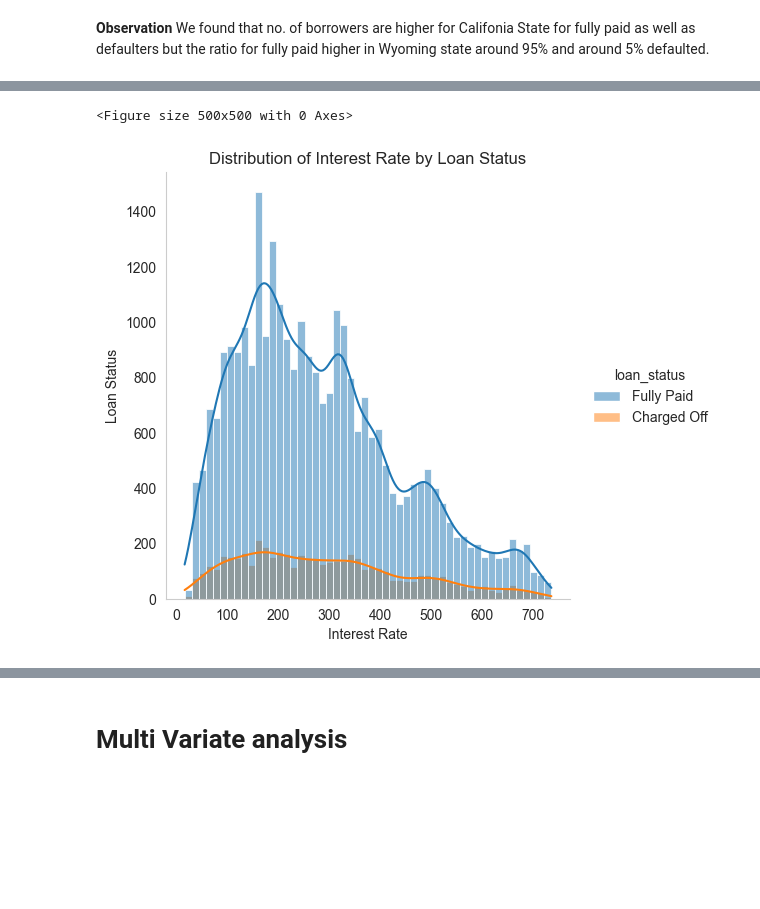
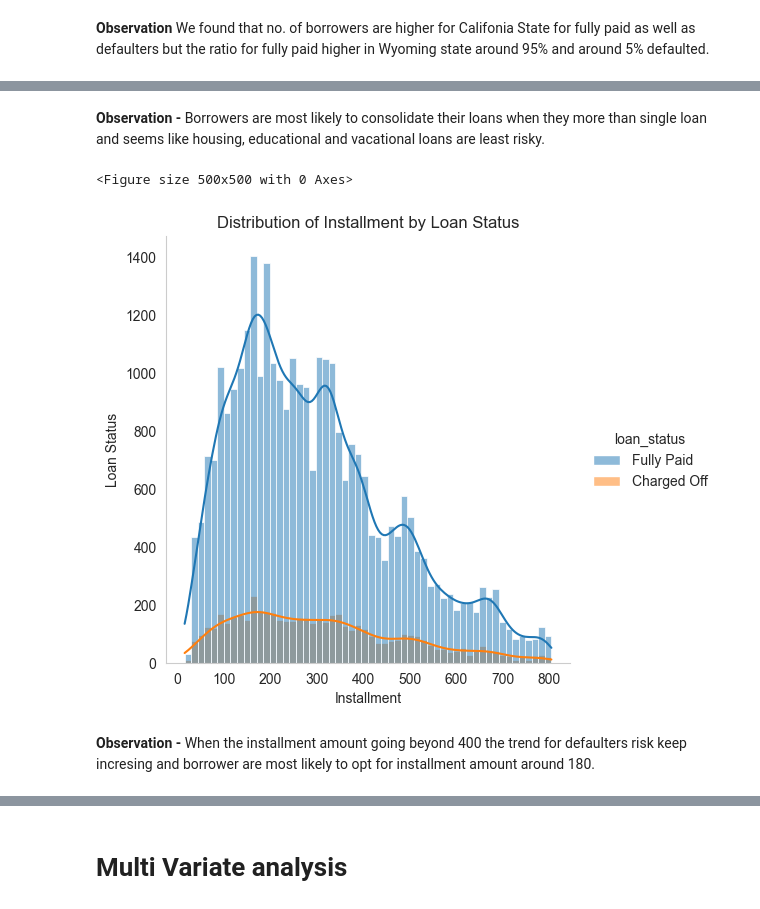
Before and after one commit to VishalVema/lendingclubcasestudy, a Jupyter notebook: lending club.ipynb, the cells around one changed output, grey strips where cells are left out. Saved outputs shown, nothing was run; the diff lists cells and outputs as text; code cells hidden in the pictures; blank space fills up the shorter version.

```diff
--- a/lending club.ipynb
+++ b/lending club.ipynb
@@ -273,6 +275,10 @@ Name: emp_length, Length: 38577, dtype: object
+# %%
+ data_filtered['installment'] = data_filtered['installment'].fillna(data_filtered['installment'].median())
 # %%
 data_filtered = data_filtered.dropna(subset=['revol_util'])
 # %%
 data_filtered['revol_util'].isnull().sum()
 # %% [output]
 0
+# %%
+data_filtered = data_filtered.reset_index(drop=True)
@@ -401,7 +438,7 @@ data_filtered[data_filtered['annual_inc'] <= data_filtered['annual_inc'].quantil
 <Axes: >
 [figure]
 # %%
-data_filtered = data_filtered[data_filtered['annual_inc'] <= data_filtered['annual_inc'].quantile(0.92)]
+# data_filtered = data_filtered[data_filtered['annual_inc'] <= data_filtered['annual_inc'].quantile(0.92)]
 # %%
 data_filtered['loan_amnt'].plot.box()
 # %% [output]
@@ -451,5 +488,5 @@ data_filtered[data_filtered['installment'] <= data_filtered['installment'].quant
 # %%
-data_filtered['installment'] = data_filtered[data_filtered['installment'] <= data_filtered['installment'].quantile(0.96)]['installment']
+data_filtered = data_filtered[data_filtered['installment'] <= data_filtered['installment'].quantile(0.96)]
 # %% [markdown]
 # Univariate Analysis
 # %%
@@ -777,14 +845,18 @@ plt.show()
+# %% [markdown]
+<b> Observation -</b> Borrowers are most likely to consolidate their loans when they more than single loan and seems like housing, educational and vacational loans are least risky.
 # %%
 plt.figure(figsize=(5,5))
 # plt.xticks(rotation=45)
 sns.displot(x=data_filtered.installment,hue=data_filtered.loan_status, kde=True)
-plt.xlabel('Interest Rate')
+plt.xlabel('Installment')
 plt.ylabel('Loan Status')
-plt.title('Distribution of Interest Rate by Loan Status')
+plt.title('Distribution of Installment by Loan Status')
 plt.show()
 # %% [output]
 <Figure size 500x500 with 0 Axes>
-[figure, old version]
+[figure, new version]
+# %% [markdown]
+<b>Observation - </b>When the installment amount going beyond 400 the trend for defaulters risk keep incresing and borrower are most likely to opt for installment amount around 180.
 # %%
 # Distribution of emp_length based on loan_status
 plt.figure(figsize=(10,5))
```
Also changed, not shown: parts of 65 cells of this notebook.
